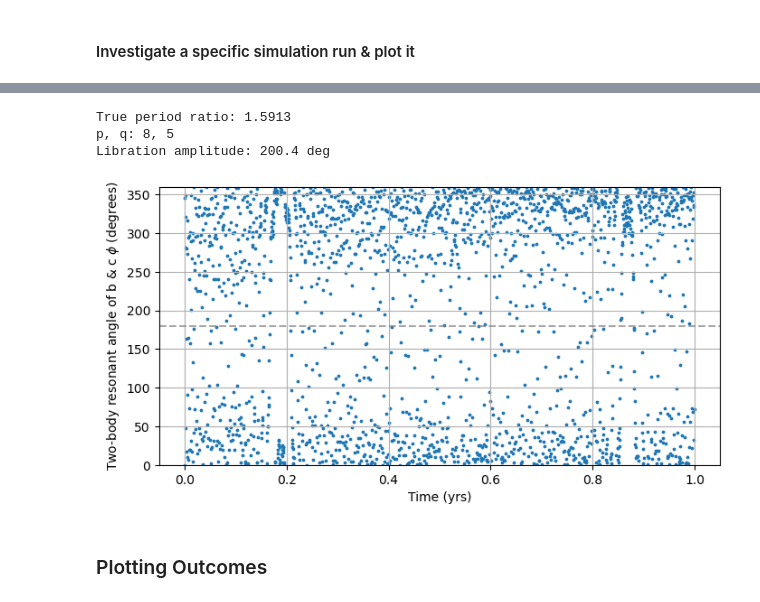
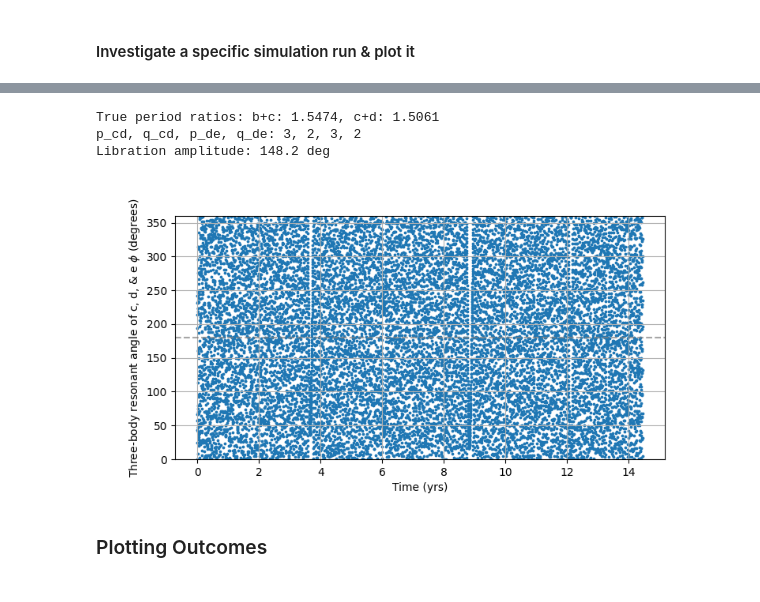
Before and after one commit to dchen10Git/uchi-exoplanets-2025, a Jupyter notebook: analyze_sims_huang.ipynb, the cells around one changed output, grey strips where cells are left out. Saved outputs shown, nothing was run; the diff lists cells and outputs as text; code cells hidden in the pictures.

```diff
--- a/analyze_sims_huang.ipynb
+++ b/analyze_sims_huang.ipynb
@@ -89,11 +90,11 @@ tau_a_earth = 10000.0
 # %%
-mmr_id.plot_libration(m_star, planets['b'], planets['c'])
-# mmr_id.plot_libration(m_star, planets['b'], planets['c'], planets['d'])
+# mmr_id.plot_libration(m_star, planets['b'], planets['c'])
+mmr_id.plot_libration(m_star, planets['c'], planets['d'], planets['e'])
 # %% [output]
-True period ratio: 1.5913
-p, q: 8, 5
-Libration amplitude: 200.4 deg
+True period ratios: b+c: 1.5474, c+d: 1.5061
+p_cd, q_cd, p_de, q_de: 3, 2, 3, 2
+Libration amplitude: 148.2 deg
-[figure, old version]
+[figure, new version]
 # %% [markdown]
 ### Plotting Outcomes
 # %% [markdown]
```
Also changed, not shown: parts of 1 cell of this notebook, 1 other file.
